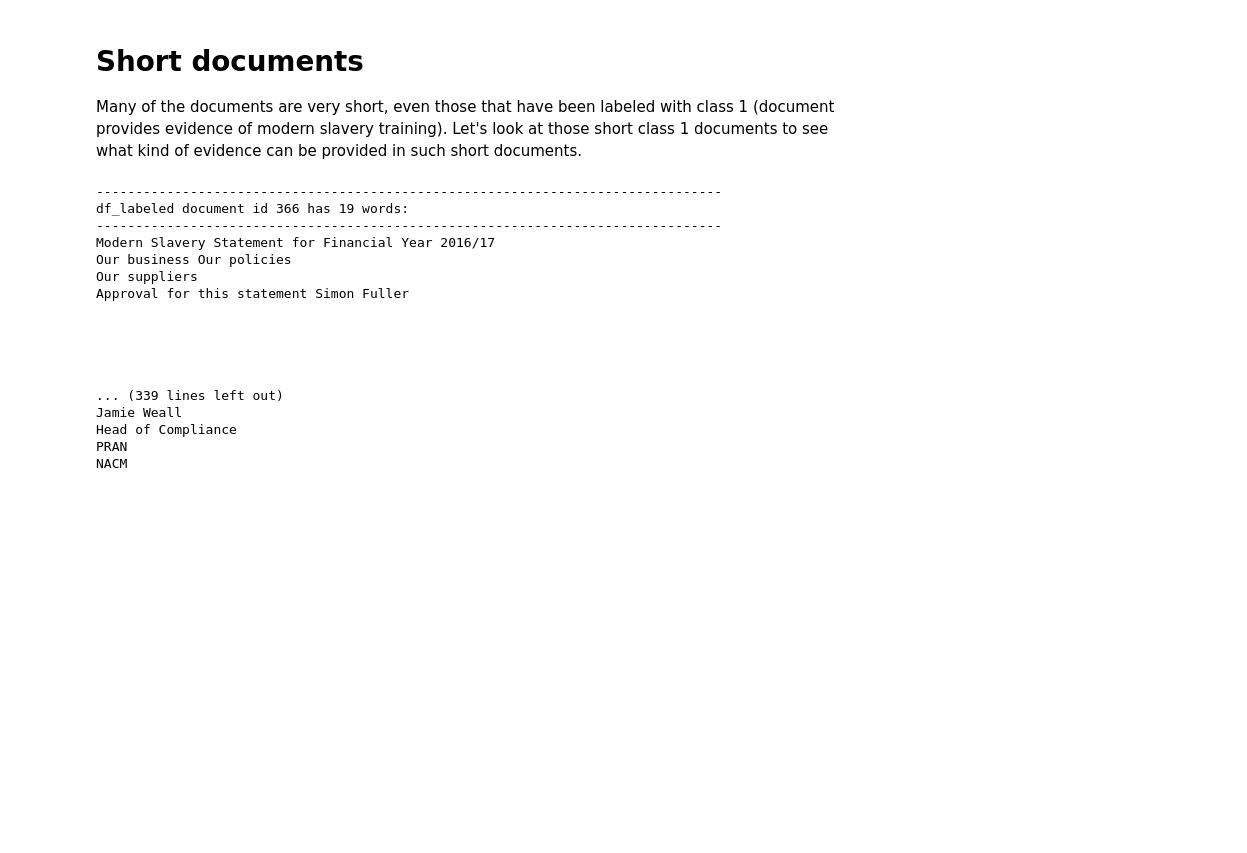
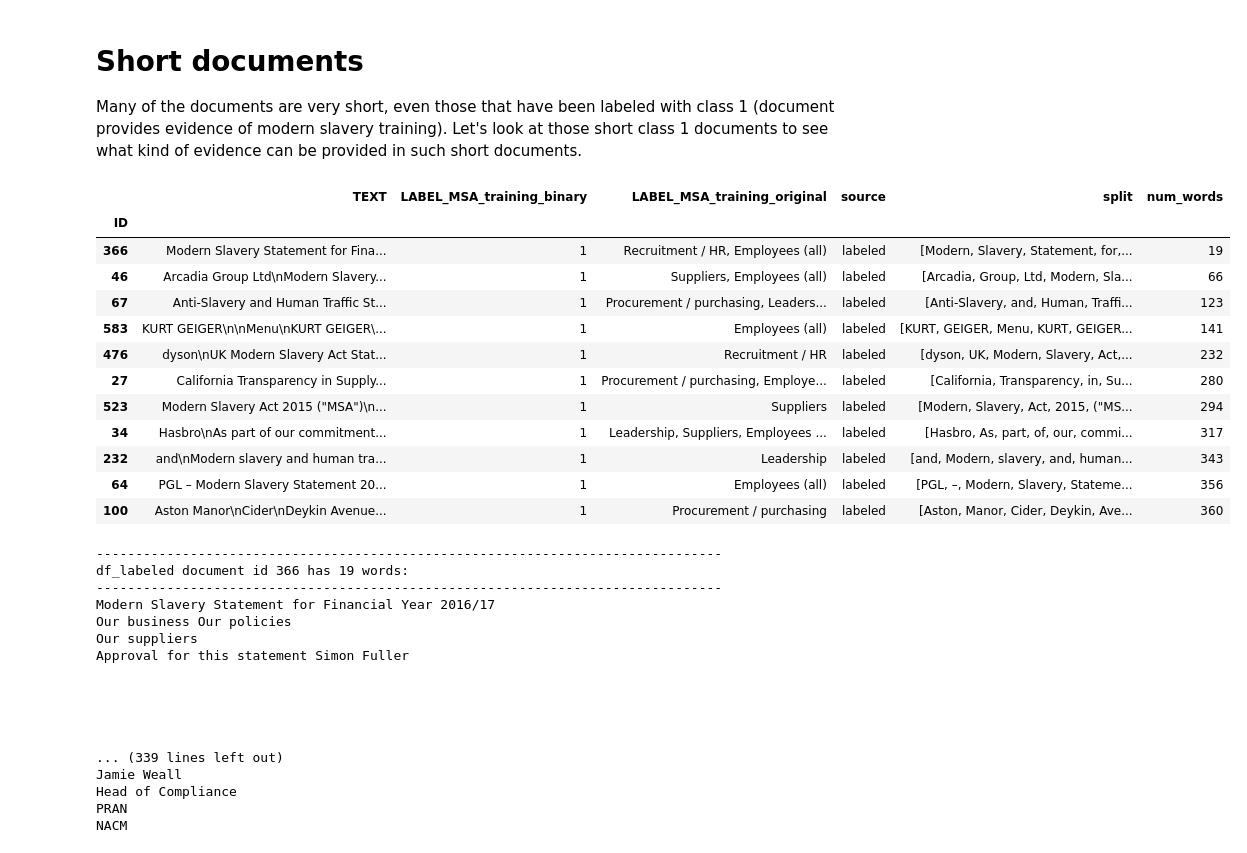
Before and after one commit to dhilgart/ModernSlavery, a Jupyter notebook: EDA.ipynb, the cells around one changed output. Drawn from its saved outputs; the diff is of its cells as text; code cells hidden in the pictures; blank space fills up the shorter version.

```diff
--- a/EDA.ipynb
+++ b/EDA.ipynb
@@ -106,4 +106,22 @@ array([<matplotlib.axes._subplots.AxesSubplot object at 0x...>,
 # %% [markdown]
 # Short documents
 Many of the documents are very short, even those that have been labeled with class 1 (document provides evidence of modern slavery training). Let's look at those short class 1 documents to see what kind of evidence can be provided in such short documents.
+# %%
+questionable = df_labeled.loc[(df_labeled['num_words']<400) &
+                              (df_labeled['LABEL_MSA_training_binary']==1)].sort_values('num_words')
+questionable
+# %% [output]
+|  | TEXT | LABEL_MSA_training_binary | LABEL_MSA_training_original | source | split | num_words |
+| ID |  |  |  |  |  |  |
+| 366 | Modern Slavery Statement for Fina... | 1 | Recruitment / HR, Employees (all) | labeled | [Modern, Slavery, Statement, for,... | 19 |
+| 46 | Arcadia Group Ltd\nModern Slavery... | 1 | Suppliers, Employees (all) | labeled | [Arcadia, Group, Ltd, Modern, Sla... | 66 |
+| 67 | Anti-Slavery and Human Traffic St... | 1 | Procurement / purchasing, Leaders... | labeled | [Anti-Slavery, and, Human, Traffi... | 123 |
+| 583 | KURT GEIGER\n\nMenu\nKURT GEIGER\... | 1 | Employees (all) | labeled | [KURT, GEIGER, Menu, KURT, GEIGER... | 141 |
+| 476 | dyson\nUK Modern Slavery Act Stat... | 1 | Recruitment / HR | labeled | [dyson, UK, Modern, Slavery, Act,... | 232 |
+| 27 | California Transparency in Supply... | 1 | Procurement / purchasing, Employe... | labeled | [California, Transparency, in, Su... | 280 |
+| 523 | Modern Slavery Act 2015 ("MSA")\n... | 1 | Suppliers | labeled | [Modern, Slavery, Act, 2015, ("MS... | 294 |
+| 34 | Hasbro\nAs part of our commitment... | 1 | Leadership, Suppliers, Employees ... | labeled | [Hasbro, As, part, of, our, commi... | 317 |
+| 232 | and\nModern slavery and human tra... | 1 | Leadership | labeled | [and, Modern, slavery, and, human... | 343 |
+| 64 | PGL – Modern Slavery Statement 20... | 1 | Employees (all) | labeled | [PGL, –, Modern, Slavery, Stateme... | 356 |
+| 100 | Aston Manor\nCider\nDeykin Avenue... | 1 | Procurement / purchasing | labeled | [Aston, Manor, Cider, Deykin, Ave... | 360 |
 # %%
```
Also changed, not shown: parts of 4 cells of this notebook.
